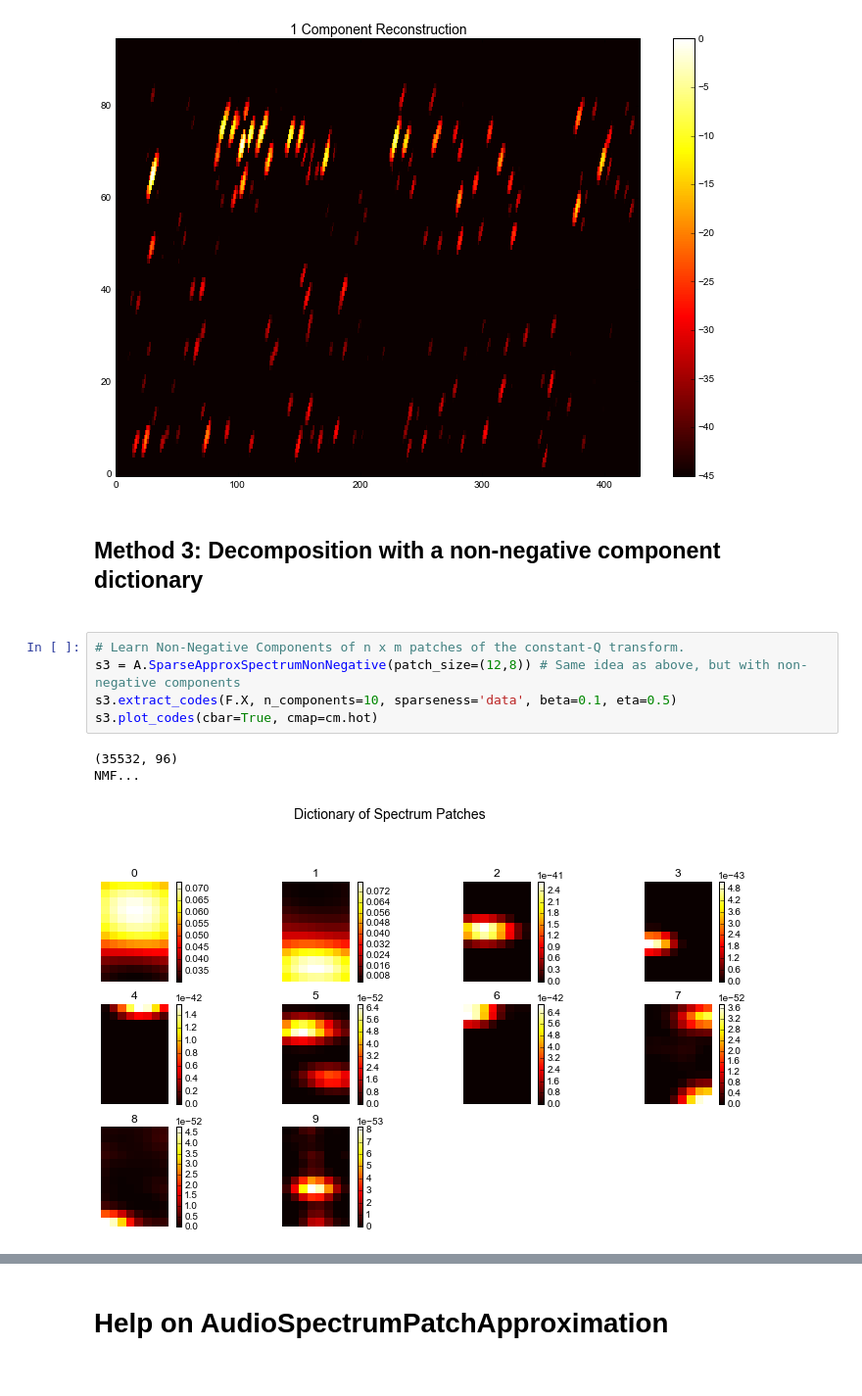
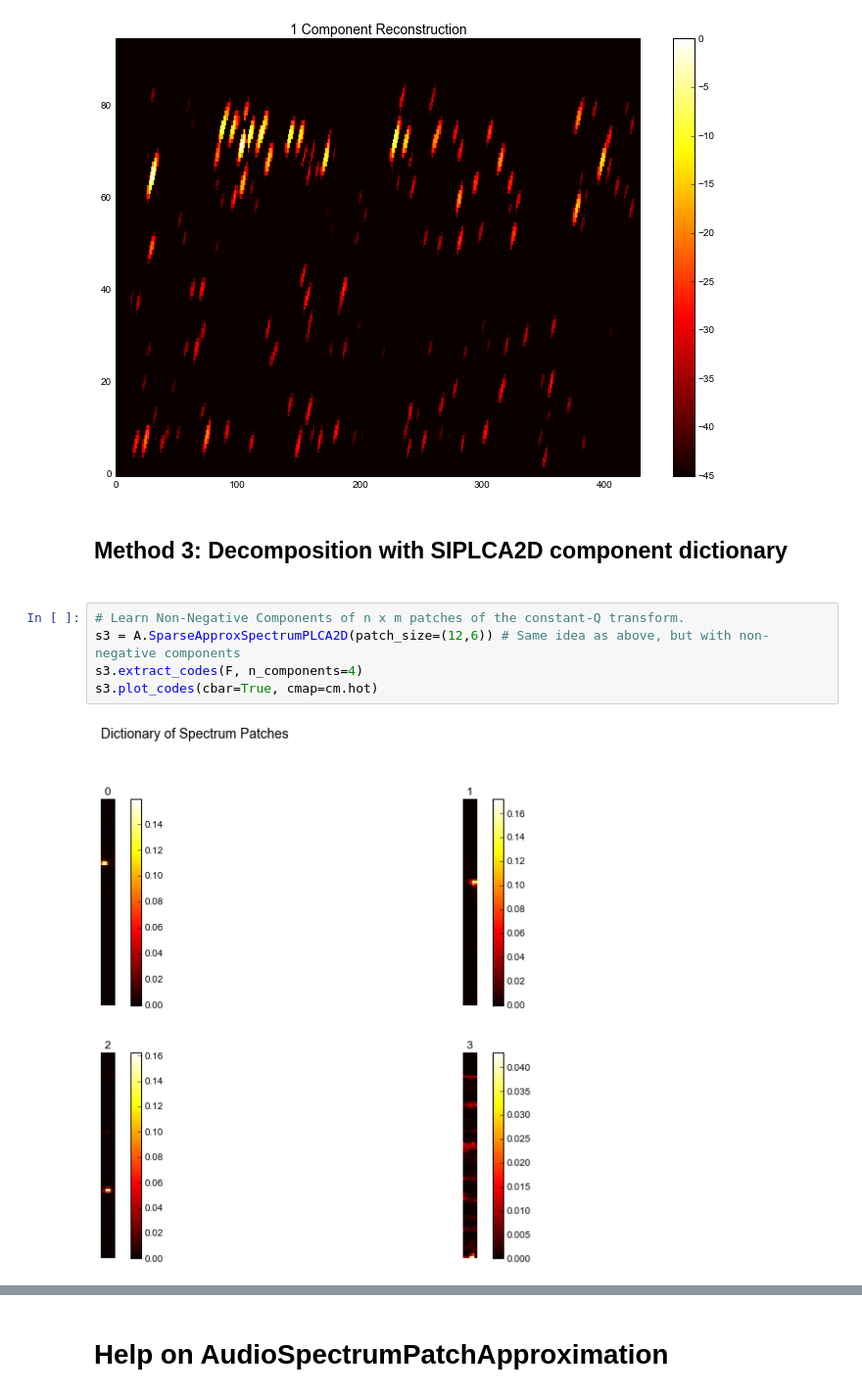
Before and after one commit to bregmanstudio/AudioSpectrumPatchApproximation, a Jupyter notebook: AudioSpectrumPatchApproximation.ipynb, the cells around one changed output, grey strips where cells are left out. Shown at 98% size. Saved outputs shown, nothing was run; the diff lists cells and outputs as text.

Commit message:
added SIPLCA2D subclass

```diff
--- a/AudioSpectrumPatchApproximation.ipynb
+++ b/AudioSpectrumPatchApproximation.ipynb
@@ -93,14 +93,12 @@ Period size is 64 , Buffer size is 22050
 <matplotlib.text.Text at 0x...>
 [figure]
 # %% [markdown]
-<h2>Method 3: Decomposition with a non-negative component dictionary<h2>
+<h2>Method 3: Decomposition with SIPLCA2D component dictionary<h2>
 # %%
 # Learn Non-Negative Components of n x m patches of the constant-Q transform.
-s3 = A.SparseApproxSpectrumNonNegative(patch_size=(12,8)) # Same idea as above, but with non-negative components
-s3.extract_codes(F.X, n_components=10, sparseness='data', beta=0.1, eta=0.5)
+s3 = A.SparseApproxSpectrumPLCA2D(patch_size=(12,6)) # Same idea as above, but with non-negative components
+s3.extract_codes(F, n_components=4)
 s3.plot_codes(cbar=True, cmap=cm.hot)
 # %% [output]
-(35532, 96)
-NMF...
-[figure, old version]
+[figure, new version]
 # %%
```
Also changed, not shown: parts of 3 cells of this notebook, 1 other file.
